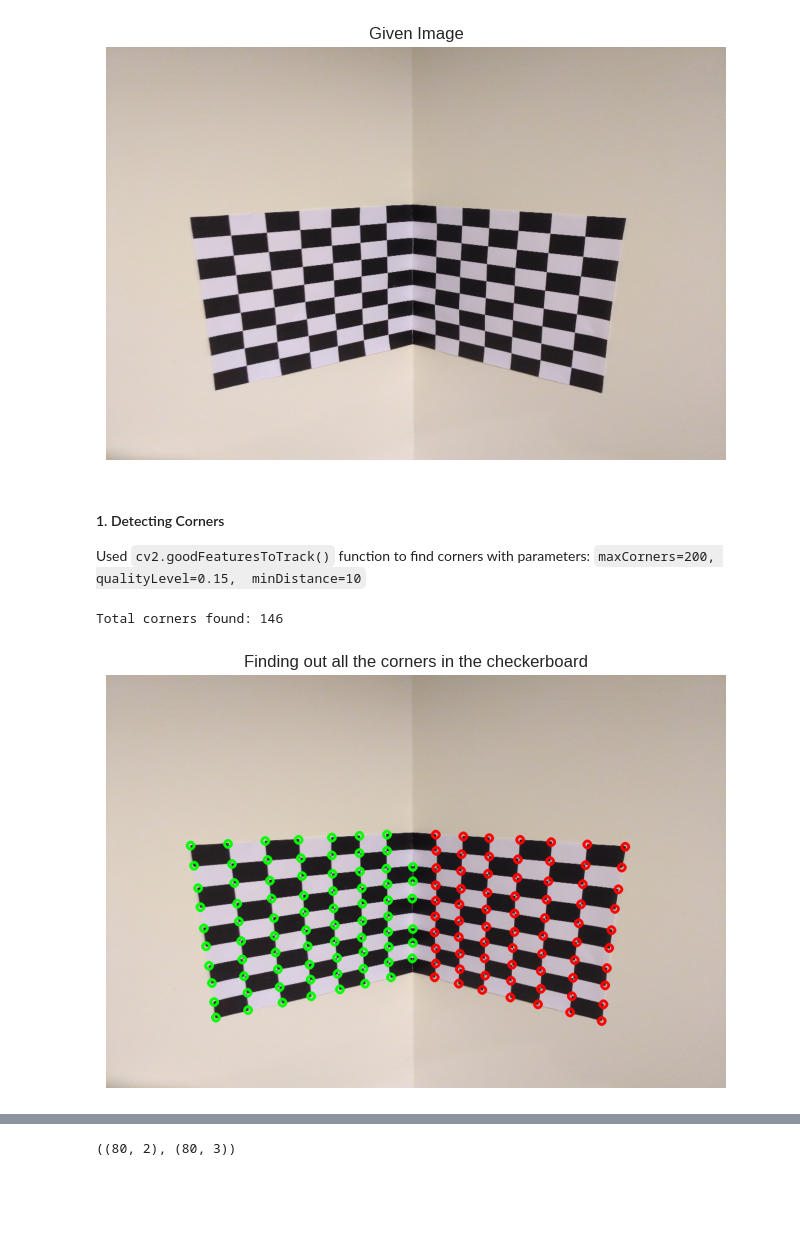
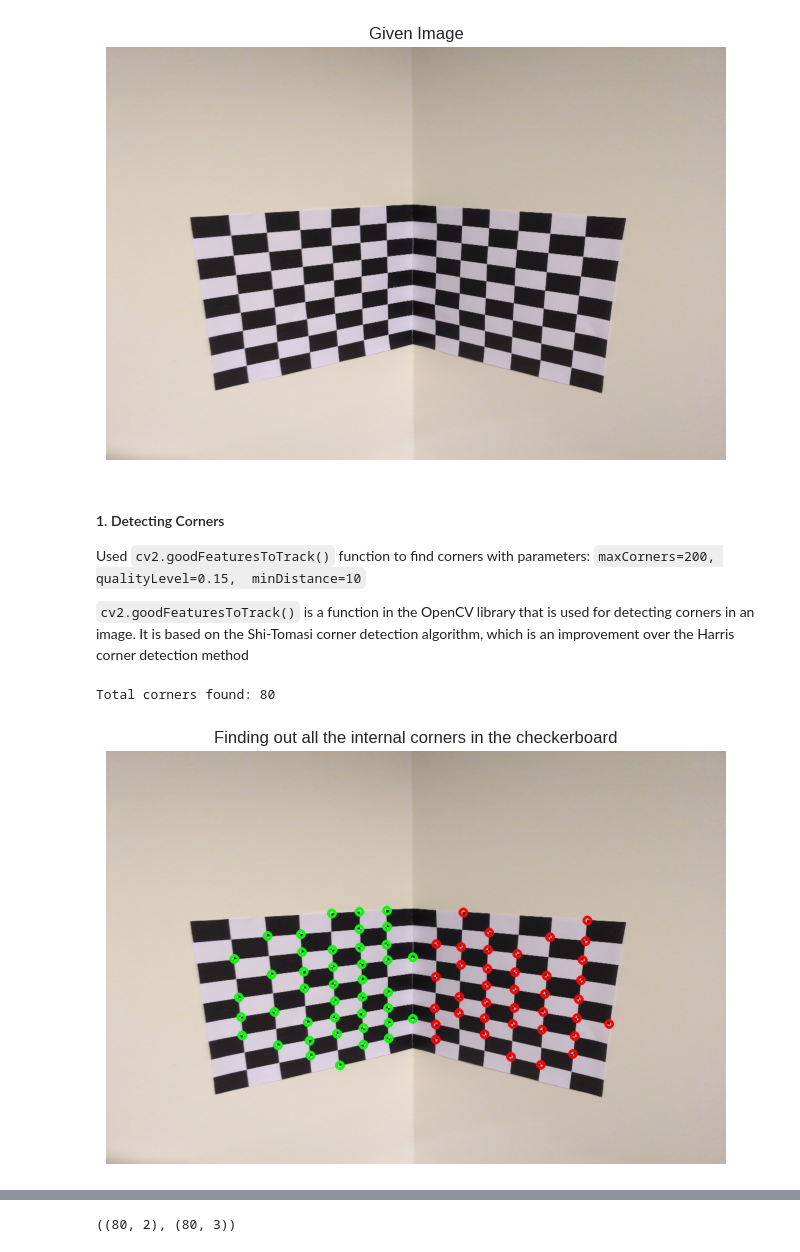
Before and after one commit to FaizalKarim280280/CV-Spring-2024, a Jupyter notebook: A1/main.ipynb, the cells around one changed output, grey strips where cells are left out. Drawn from its saved outputs; the diff is of its cells as text; code cells hidden in the pictures; blank space fills up the shorter version.

````diff
--- a/A1/main.ipynb
+++ b/A1/main.ipynb
@@ -32,26 +32,28 @@ plt.show()
 #### 1. Detecting Corners
 
 Used ```cv2.goodFeaturesToTrack()``` function to find corners with parameters: ```maxCorners=200, qualityLevel=0.15,  minDistance=10```
+
+```cv2.goodFeaturesToTrack()``` is a function in the OpenCV library that is used for detecting corners in an image. It is based on the Shi-Tomasi corner detection algorithm, which is an improvement over the Harris corner detection method
 # %%
-corners = cv2.goodFeaturesToTrack(img_gray, maxCorners=200, qualityLevel=0.15,  minDistance=10)
+corners = cv2.goodFeaturesToTrack(img_gray, maxCorners=80, qualityLevel=0.6,  minDistance=10)
 corners = np.intp(corners).reshape(-1, 2)
 img_corners = img.copy()
 points_3d = []
 
 for corner in corners:
     points_3d.append([corner[0], corner[1], 0] if corner[0] <= 540 else
                      [540, corner[1], -corner[0] + 540])
     color = (255, 0, 0) if corner[0] >= 540 else (0, 255, 0)
     img_corners = cv2.circle(img_corners, (int(corner[0]), int(corner[1])), 6, color, 4)
 
 
 plt.imshow(img_corners)
-plt.title("Finding out all the corners in the checkerboard")
+plt.title("Finding out all the internal corners in the checkerboard")
 plt.axis('off')
 
 print(f"Total corners found: {len(corners)}")
 # %% [output]
-Total corners found: 146
+Total corners found: 80
-[figure, old version]
+[figure, new version]
 # %% [markdown]
 #### 2. Implementing Camera Calibration
````
Also changed, not shown: parts of 23 cells of this notebook, 1 other file.
